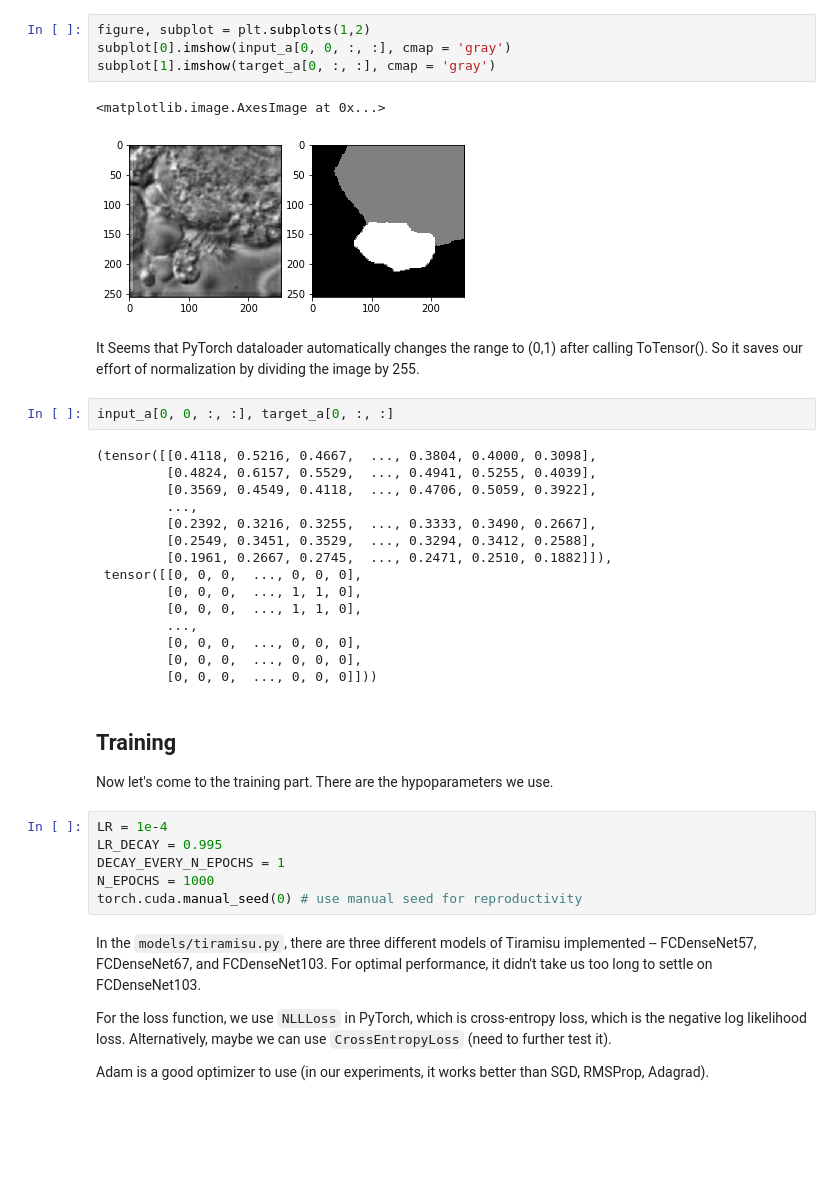
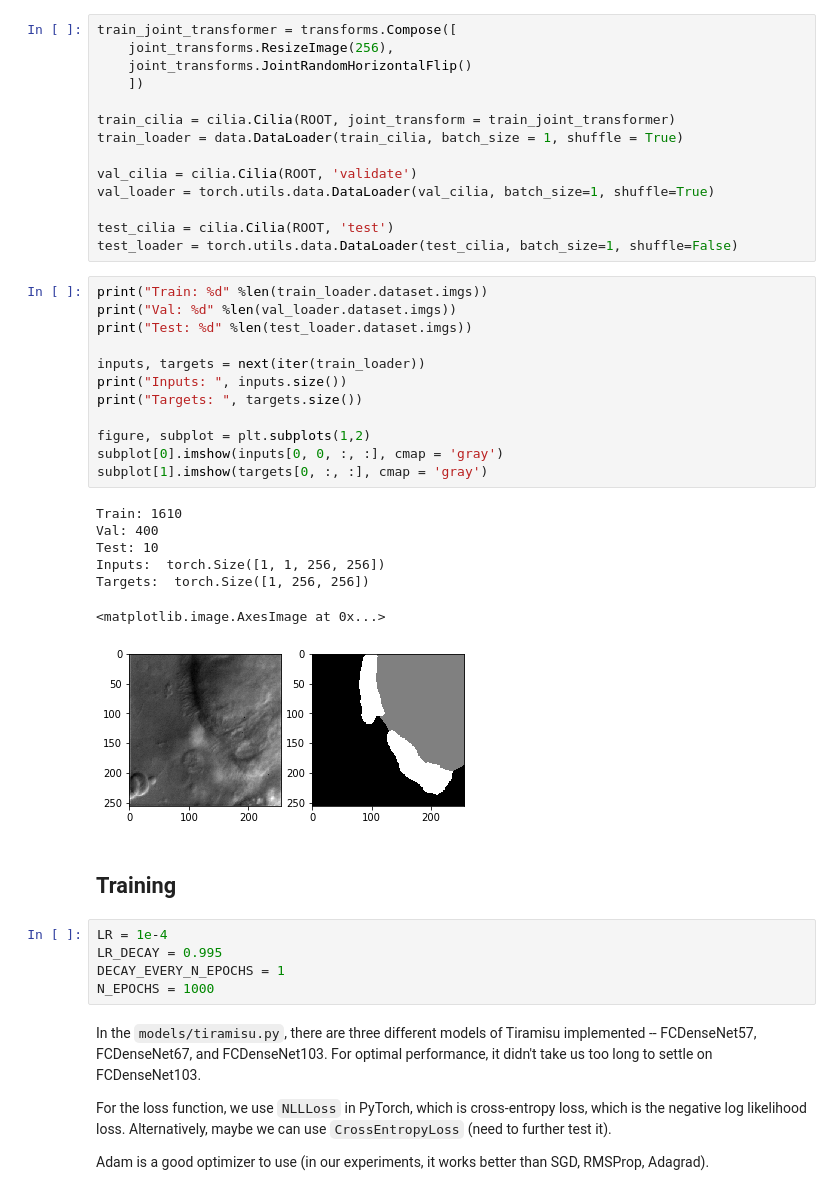
Before and after one commit to dsp-uga/team-linden-p2, a Jupyter notebook: src/tiramisu/main.ipynb, the cells around one changed output. Cells and saved outputs as stored; diff of their text form; blank space fills up the shorter version.

```diff
--- a/src/tiramisu/main.ipynb
+++ b/src/tiramisu/main.ipynb
@@ -82,39 +32,44 @@ torch.Size([1, 1, 256, 256]) torch.Size([1, 256, 256])
+# %%
+train_joint_transformer = transforms.Compose([
+    joint_transforms.ResizeImage(256),
+    joint_transforms.JointRandomHorizontalFlip()
+    ])
+
+train_cilia = cilia.Cilia(ROOT, joint_transform = train_joint_transformer)
+train_loader = data.DataLoader(train_cilia, batch_size = 1, shuffle = True)
+
+val_cilia = cilia.Cilia(ROOT, 'validate')
+val_loader = torch.utils.data.DataLoader(val_cilia, batch_size=1, shuffle=True)
+
+test_cilia = cilia.Cilia(ROOT, 'test')
+test_loader = torch.utils.data.DataLoader(test_cilia, batch_size=1, shuffle=False)
 # %%
+print("Train: %d" %len(train_loader.dataset.imgs))
+print("Val: %d" %len(val_loader.dataset.imgs))
+print("Test: %d" %len(test_loader.dataset.imgs))
+
+inputs, targets = next(iter(train_loader))
+print("Inputs: ", inputs.size())
+print("Targets: ", targets.size())
+
 figure, subplot = plt.subplots(1,2)
-subplot[0].imshow(input_a[0, 0, :, :], cmap = 'gray')
-subplot[1].imshow(target_a[0, :, :], cmap = 'gray')
+subplot[0].imshow(inputs[0, 0, :, :], cmap = 'gray')
+subplot[1].imshow(targets[0, :, :], cmap = 'gray')
 # %% [output]
-<matplotlib.image.AxesImage at 0x...>
+Train: 1610
+Val: 400
+Test: 10
+Inputs:  torch.Size([1, 1, 256, 256])
+Targets:  torch.Size([1, 256, 256])
+<matplotlib.image.AxesImage at 0x...>
-[figure, old version]
+[figure, new version]
-# %% [markdown]
-It Seems that PyTorch dataloader automatically changes the range to (0,1) after calling ToTensor(). So it saves our effort of normalization by dividing the image by 255.
-# %%
-input_a[0, 0, :, :], target_a[0, :, :]
-# %% [output]
-(tensor([[0.4118, 0.5216, 0.4667,  ..., 0.3804, 0.4000, 0.3098],
-         [0.4824, 0.6157, 0.5529,  ..., 0.4941, 0.5255, 0.4039],
-         [0.3569, 0.4549, 0.4118,  ..., 0.4706, 0.5059, 0.3922],
-         ...,
-         [0.2392, 0.3216, 0.3255,  ..., 0.3333, 0.3490, 0.2667],
-         [0.2549, 0.3451, 0.3529,  ..., 0.3294, 0.3412, 0.2588],
-         [0.1961, 0.2667, 0.2745,  ..., 0.2471, 0.2510, 0.1882]]),
- tensor([[0, 0, 0,  ..., 0, 0, 0],
-         [0, 0, 0,  ..., 1, 1, 0],
-         [0, 0, 0,  ..., 1, 1, 0],
-         ...,
-         [0, 0, 0,  ..., 0, 0, 0],
-         [0, 0, 0,  ..., 0, 0, 0],
-         [0, 0, 0,  ..., 0, 0, 0]]))
-# %% [markdown]
-## Training
-
-Now let's come to the training part. There are the hypoparameters we use.
+# %% [markdown]
+## Training
 # %%
 LR = 1e-4
 LR_DECAY = 0.995
 DECAY_EVERY_N_EPOCHS = 1
 N_EPOCHS = 1000
-torch.cuda.manual_seed(0) # use manual seed for reproductivity
 # %% [markdown]
 In the `models/tiramisu.py`, there are three different models of Tiramisu implemented -- FCDenseNet57, FCDenseNet67, and FCDenseNet103. For optimal performance, it didn't take us too long to settle on FCDenseNet103.
 
```
Also changed, not shown: parts of 30 cells of this notebook, 3 other files.
